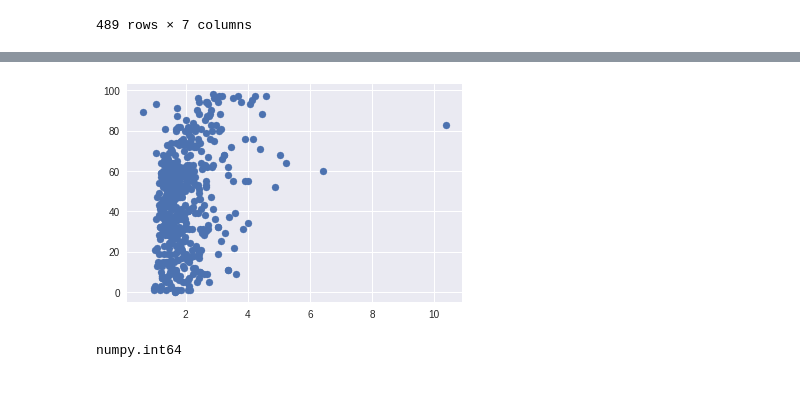
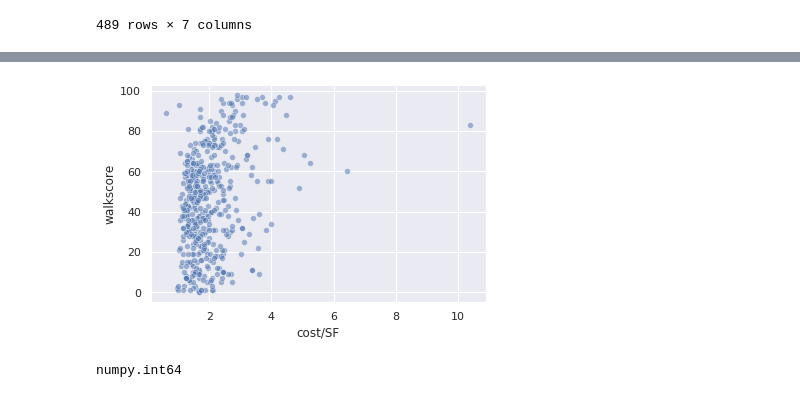
Before and after one commit to sn-ekstrand/walkability-and-cost, a Jupyter notebook: notebooks/eda.ipynb, the cells around one changed output, grey strips where cells are left out. Cells and saved outputs as stored; diff of their text form; code cells hidden in the pictures.

```diff
--- a/notebooks/eda.ipynb
+++ b/notebooks/eda.ipynb
@@ -4,7 +4,9 @@ import numpy as np
 import scipy.stats as stats
 import matplotlib.pyplot as plt
 %matplotlib inline
-plt.style.use('seaborn')
+
+import seaborn as sns
+sns.set(style='darkgrid')
 # %%
 # import csv as DF
 df = pd.read_csv('../data/dataframe.csv')
@@ -44,7 +46,7 @@ plt.scatter(df['mean_area'], df['walkscore'])
 # %%
-plt.scatter(df['cost/SF'], df['walkscore']);
+sns.scatterplot(df['cost/SF'], df['walkscore'], alpha=.5);
 # %% [output]
-[figure, old version]
+[figure, new version]
 # %%
 df['walkscore'] = pd.to_numeric(df['walkscore'])
 # %%
```
Also changed, not shown: parts of 14 cells of this notebook.
